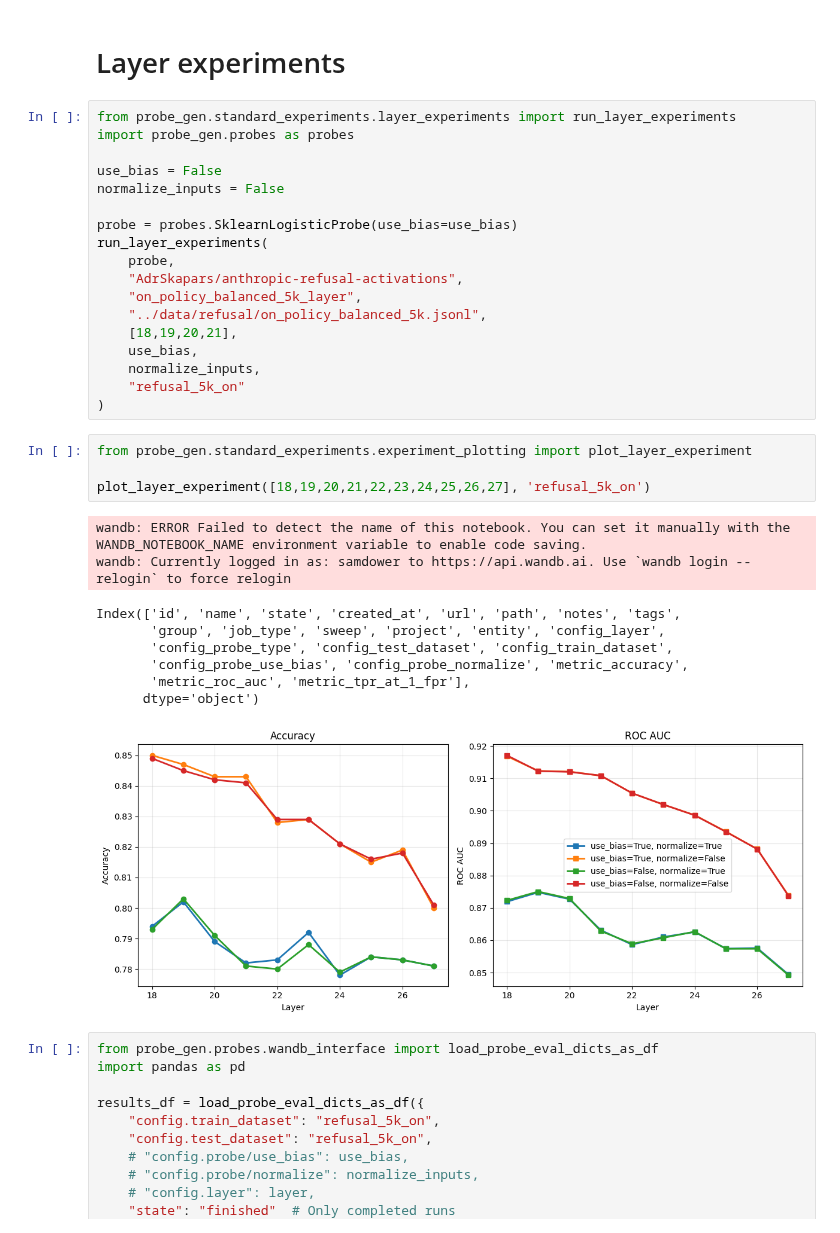
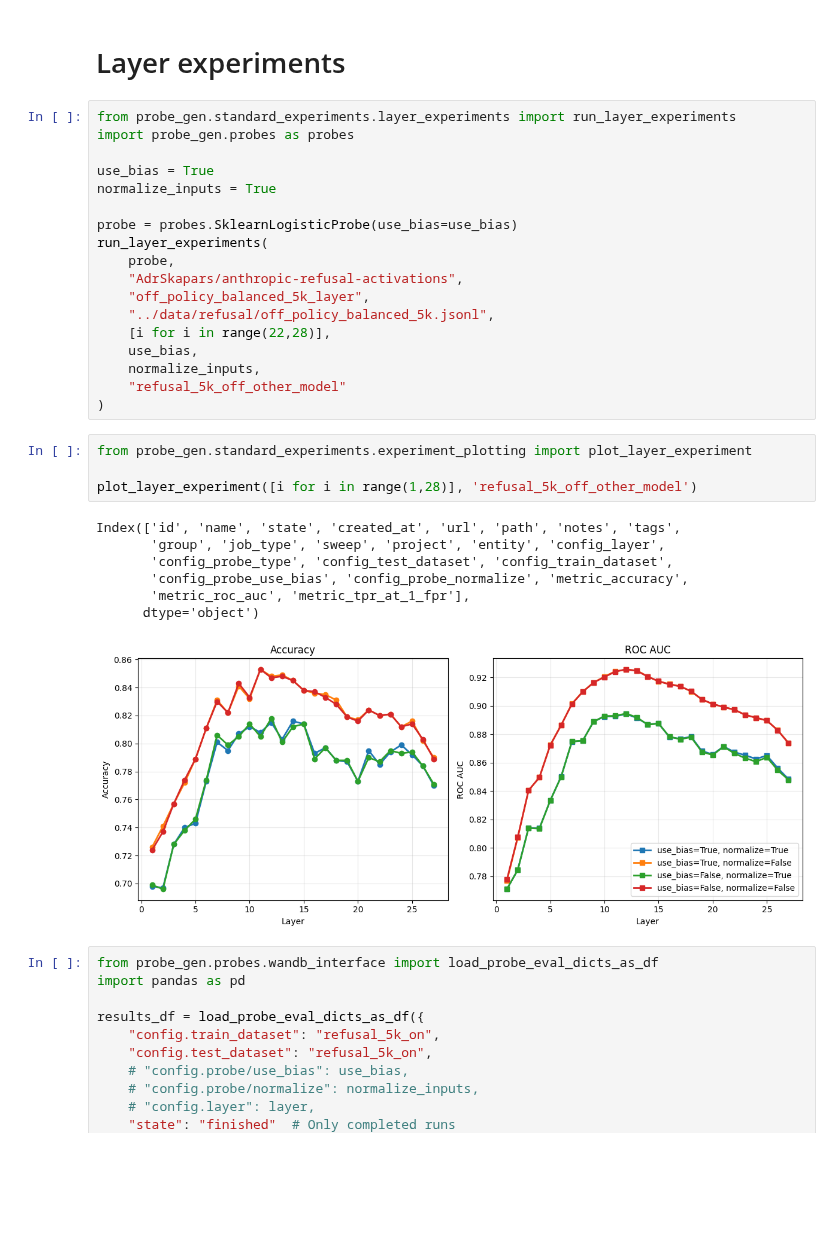
Before and after one commit to SamDower/LASR-probe-gen, a Jupyter notebook: notebooks/TrainProbe.ipynb, the cells around one changed output. Cells and saved outputs as stored; diff of their text form; blank space fills up the shorter version.

Commit message:
Cleaned up TrainProbe notebook

```diff
--- a/notebooks/TrainProbe.ipynb
+++ b/notebooks/TrainProbe.ipynb
@@ -129,34 +129,32 @@ plot_roc_curves(
 from probe_gen.standard_experiments.layer_experiments import run_layer_experiments
 import probe_gen.probes as probes
 
-use_bias = False
-normalize_inputs = False
+use_bias = True
+normalize_inputs = True
 
 probe = probes.SklearnLogisticProbe(use_bias=use_bias)
 run_layer_experiments(
     probe,
     "AdrSkapars/anthropic-refusal-activations",
-    "on_policy_balanced_5k_layer",
-    "../data/refusal/on_policy_balanced_5k.jsonl",
-    [18,19,20,21],
+    "off_policy_balanced_5k_layer",
+    "../data/refusal/off_policy_balanced_5k.jsonl",
+    [i for i in range(22,28)],
     use_bias,
     normalize_inputs,
-    "refusal_5k_on"
+    "refusal_5k_off_other_model"
 )
 # %%
 from probe_gen.standard_experiments.experiment_plotting import plot_layer_experiment
 
-plot_layer_experiment([18,19,20,21,22,23,24,25,26,27], 'refusal_5k_on')
+plot_layer_experiment([i for i in range(1,28)], 'refusal_5k_off_other_model')
 # %% [output]
-wandb: ERROR Failed to detect the name of this notebook. You can set it manually with the WANDB_NOTEBOOK_NAME environment variable to enable code saving.
-wandb: Currently logged in as: samdower to https://api.wandb.ai. Use `wandb login --relogin` to force relogin
+Index(['id', 'name', 'state', 'created_at', 'url', 'path', 'notes', 'tags',
+       'group', 'job_type', 'sweep', 'project', 'entity', 'config_layer',
+       'config_probe_type', 'config_test_dataset', 'config_train_dataset',
+       'config_probe_use_bias', 'config_probe_normalize', 'metric_accuracy',
+       'metric_roc_auc', 'metric_tpr_at_1_fpr'],
+      dtype='object')
-Index(['id', 'name', 'state', 'created_at', 'url', 'path', 'notes', 'tags',
-       'group', 'job_type', 'sweep', 'project', 'entity', 'config_layer',
-       'config_probe_type', 'config_test_dataset', 'config_train_dataset',
-       'config_probe_use_bias', 'config_probe_normalize', 'metric_accuracy',
-       'metric_roc_auc', 'metric_tpr_at_1_fpr'],
-      dtype='object')
-[figure, old version]
+[figure, new version]
 # %%
 from probe_gen.probes.wandb_interface import load_probe_eval_dicts_as_df
 import pandas as pd
```
